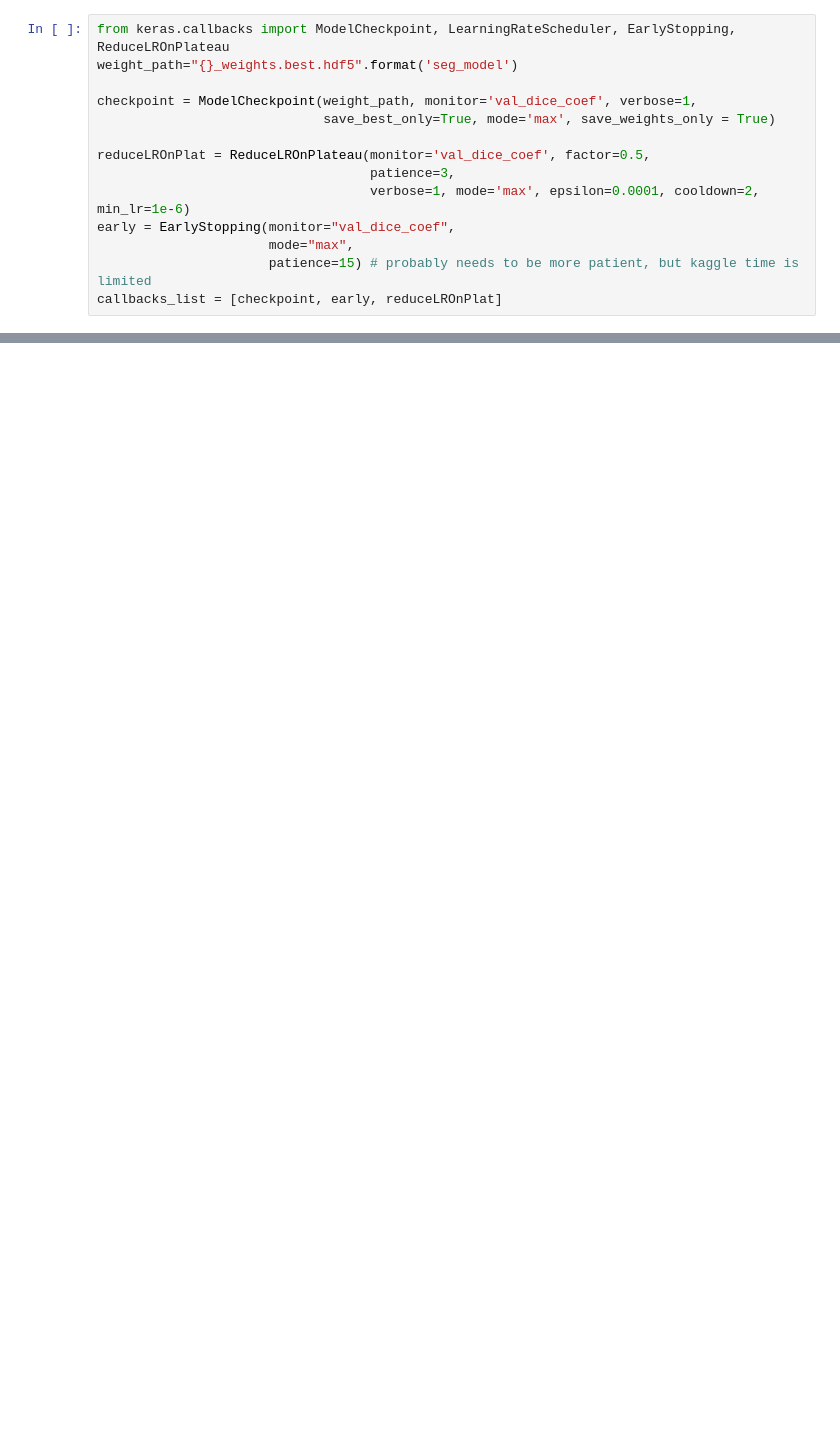
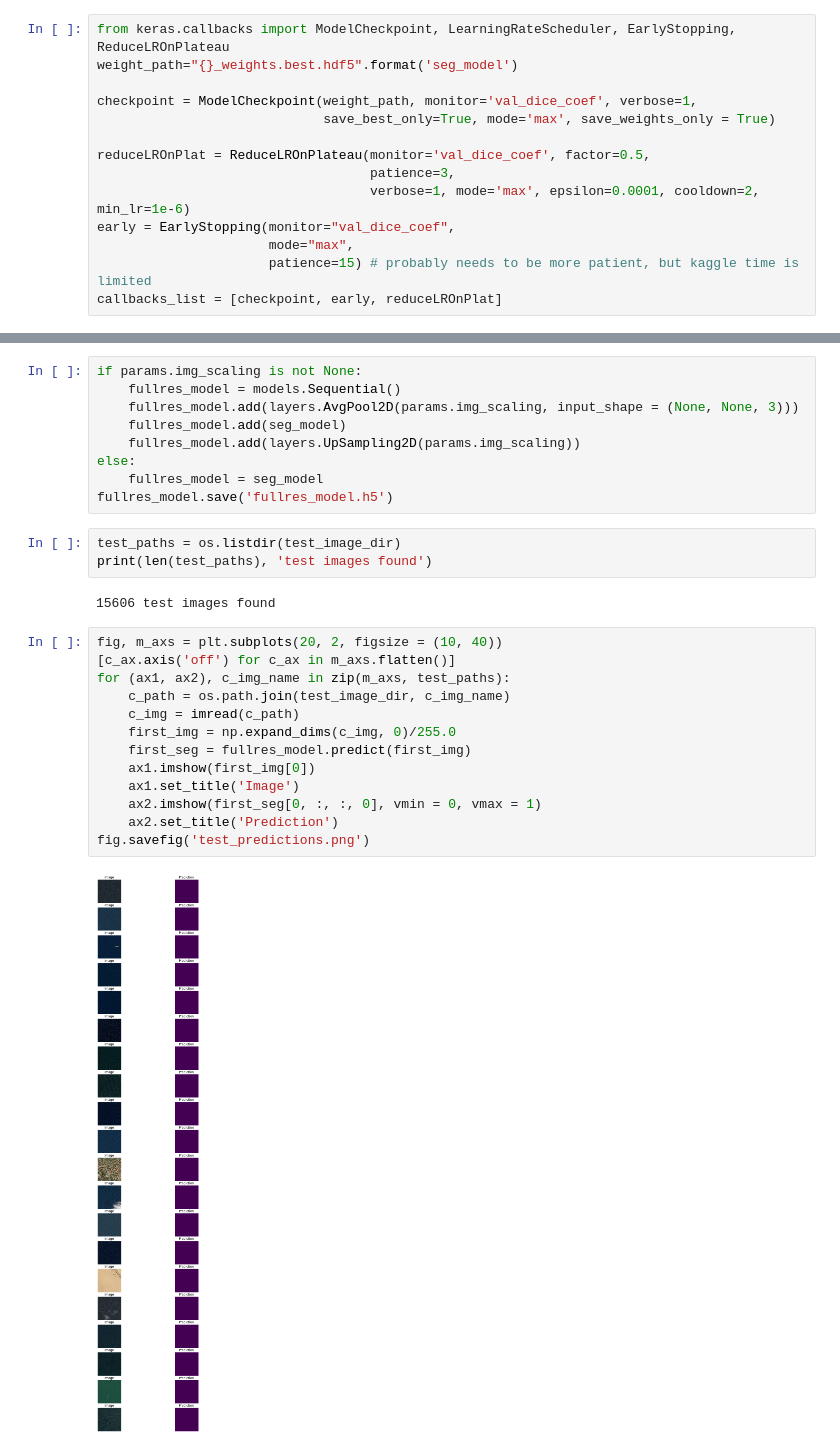
Before and after one commit to blainerothrock/airbus-ship-detection, a Jupyter notebook: U-Net.ipynb, the cells around one changed output, grey strips where cells are left out. Cells and saved outputs as stored; diff of their text form; blank space fills up the shorter version.

```diff
--- a/U-Net.ipynb
+++ b/U-Net.ipynb
@@ -425,0 +504,29 @@ Epoch 1/5
+# %%
+if params.img_scaling is not None:
+    fullres_model = models.Sequential()
+    fullres_model.add(layers.AvgPool2D(params.img_scaling, input_shape = (None, None, 3)))
+    fullres_model.add(seg_model)
+    fullres_model.add(layers.UpSampling2D(params.img_scaling))
+else:
+    fullres_model = seg_model
+fullres_model.save('fullres_model.h5')
+# %%
+test_paths = os.listdir(test_image_dir)
+print(len(test_paths), 'test images found')
+# %% [output]
+15606 test images found
+# %%
+fig, m_axs = plt.subplots(20, 2, figsize = (10, 40))
+[c_ax.axis('off') for c_ax in m_axs.flatten()]
+for (ax1, ax2), c_img_name in zip(m_axs, test_paths):
+    c_path = os.path.join(test_image_dir, c_img_name)
+    c_img = imread(c_path)
+    first_img = np.expand_dims(c_img, 0)/255.0
+    first_seg = fullres_model.predict(first_img)
+    ax1.imshow(first_img[0])
+    ax1.set_title('Image')
+    ax2.imshow(first_seg[0, :, :, 0], vmin = 0, vmax = 1)
+    ax2.set_title('Prediction')
+fig.savefig('test_predictions.png')
+# %% [output]
+[figure, added]
```
Also changed, not shown: parts of 18 cells of this notebook, 7 other files.
